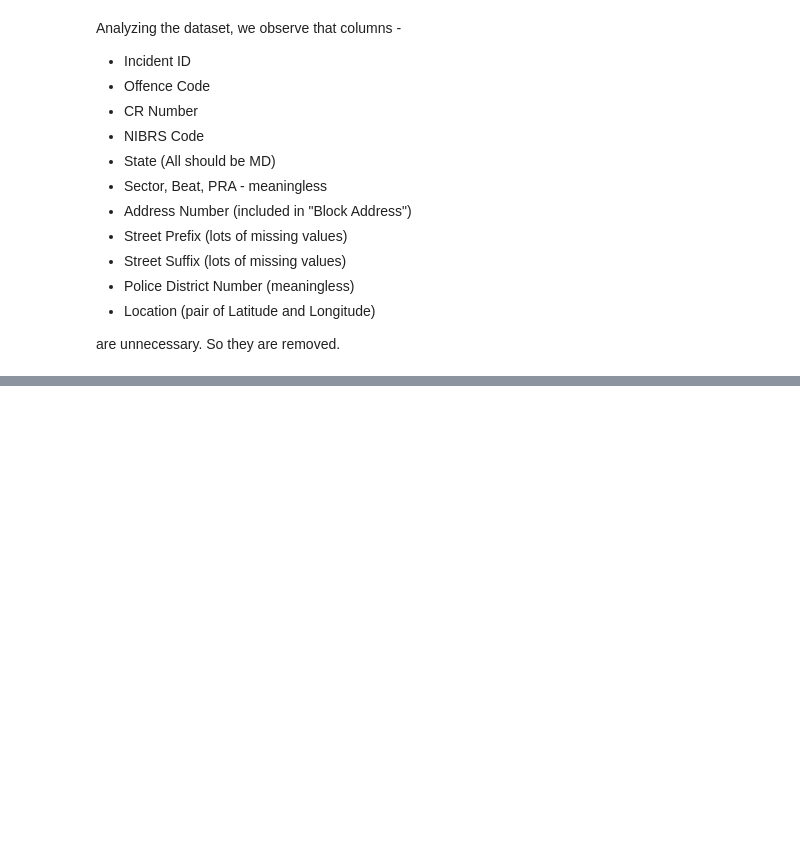
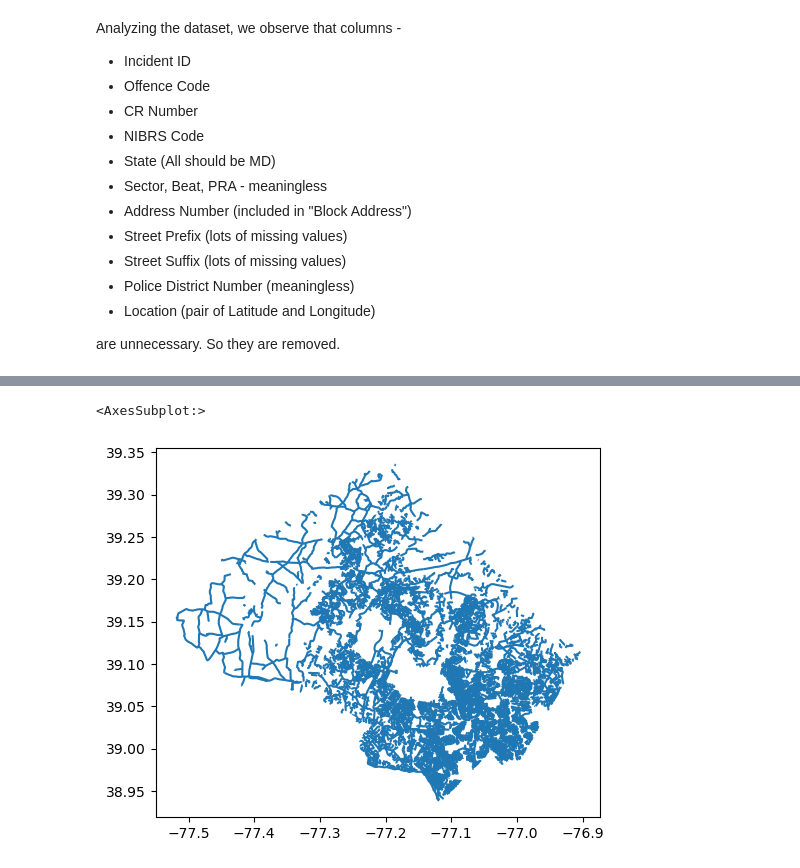
Before and after one commit to Shawon046/Crime-Prediction-for-Montgomery-County, a Jupyter notebook: crime predictor.ipynb, the cells around one changed output, grey strips where cells are left out. Saved outputs shown, nothing was run; the diff lists cells and outputs as text; code cells hidden in the pictures; blank space fills up the shorter version.

```diff
--- a/crime predictor.ipynb
+++ b/crime predictor.ipynb
@@ -66,0 +100,12 @@ Now we have to visualize the data and fix what to predict from these modified fe
+# %%
+# Montgomery County maintained roads
+# https://data.imap.maryland.gov/datasets/maryland::montgomery-county-maintained-roads/explore?location=39.168559%2C-76.905435%2C9.35
+# https://catalog.data.gov/dataset/tiger-line-shapefile-2018-county-montgomery-county-md-all-roads-county-based-shapefile
+montgomery_county_map = gpd.read_file('MDOT_Know_Your_Roads.shp')
+montgomery_county_map.to_crs(epsg=4326).plot()
+
+# Other sources for multiple data view
+# https://montgomeryplanning.org/tools/gis-and-mapping/map-library/
+# %% [output]
+<AxesSubplot:>
+[figure, added]
```
Also changed, not shown: parts of 11 cells of this notebook, 28 other files.
